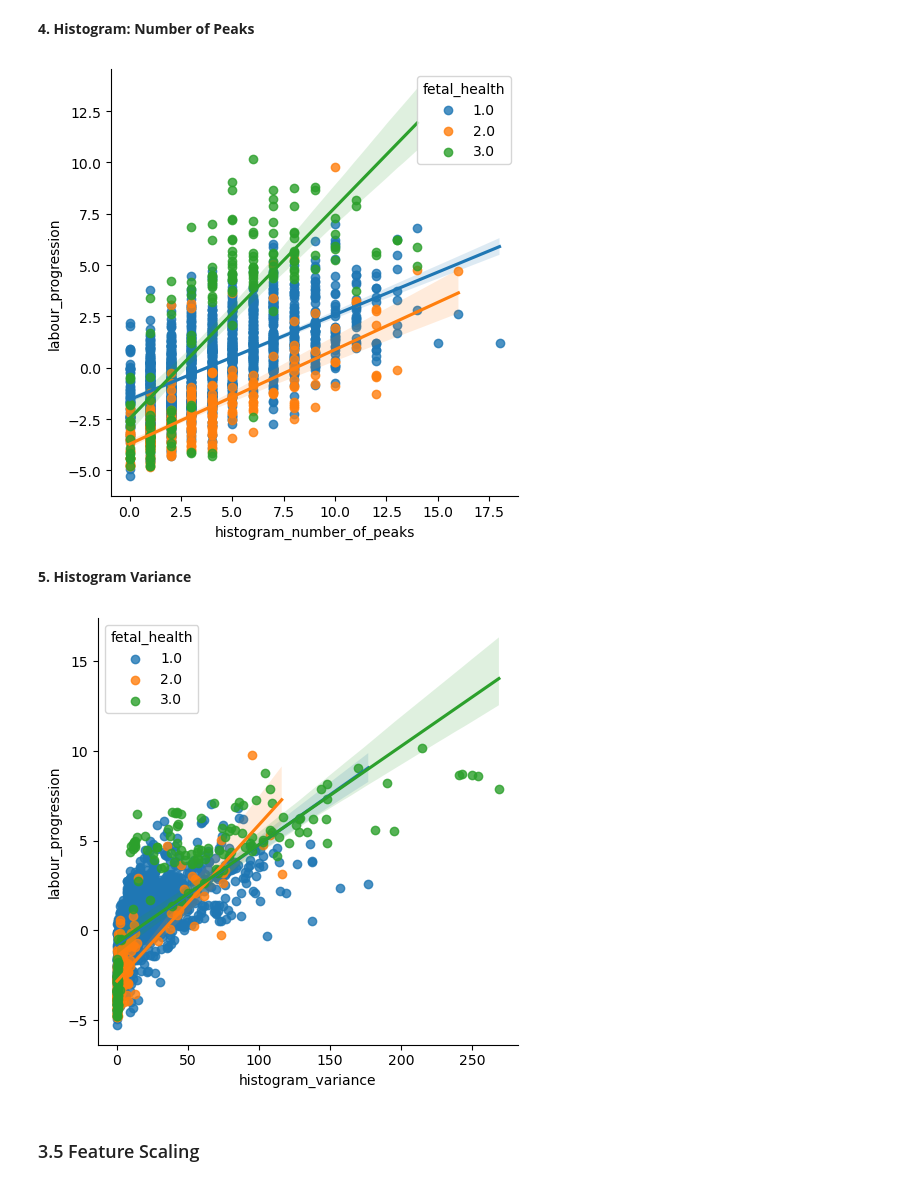
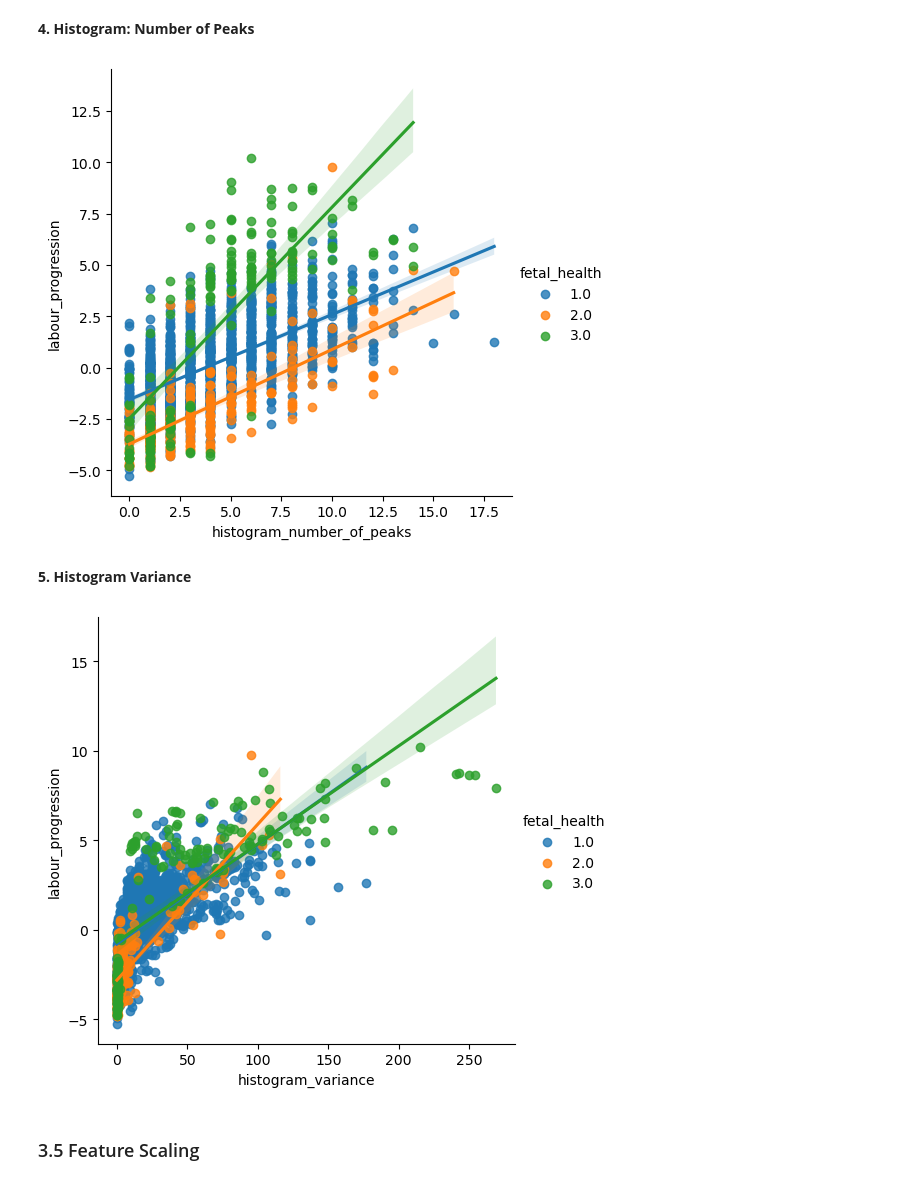
Before and after one commit to evanyan13/fetu_poc, a Jupyter notebook: proof_of_concept/regression_nn_pytorch_lp.ipynb, the cells around one changed output. Saved outputs shown, nothing was run; the diff lists cells and outputs as text; code cells hidden in the pictures.

```diff
--- a/proof_of_concept/regression_nn_pytorch_lp.ipynb
+++ b/proof_of_concept/regression_nn_pytorch_lp.ipynb
@@ -167,17 +167,17 @@ plt.show()
 # %% [markdown]
 **4. Histogram: Number of Peaks**
 # %%
-sns.lmplot(data=data, x="histogram_number_of_peaks", y="labour_progression", hue="fetal_health", legend_out=False)
+sns.lmplot(data=data, x="histogram_number_of_peaks", y="labour_progression", hue="fetal_health")
 plt.show()
 # %% [output]
-[figure, old version]
+[figure, new version]
 # %% [markdown]
 **5. Histogram Variance**
 # %%
-sns.lmplot(data=data, x="histogram_variance", y="labour_progression", hue="fetal_health", legend_out=False)
+sns.lmplot(data=data, x="histogram_variance", y="labour_progression", hue="fetal_health")
 plt.show()
 # %% [output]
-[figure, old version]
+[figure, new version]
 # %% [markdown]
 ### 3.5 Feature Scaling
 # %% [markdown]
```
Also changed, not shown: parts of 13 cells of this notebook.
